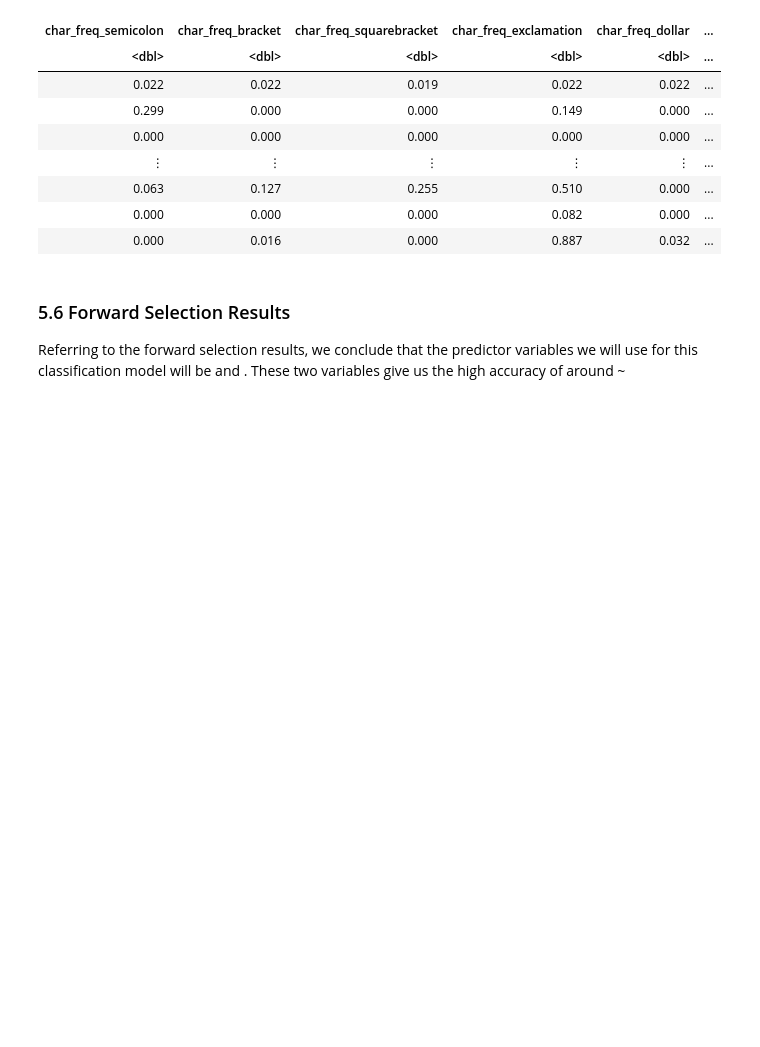
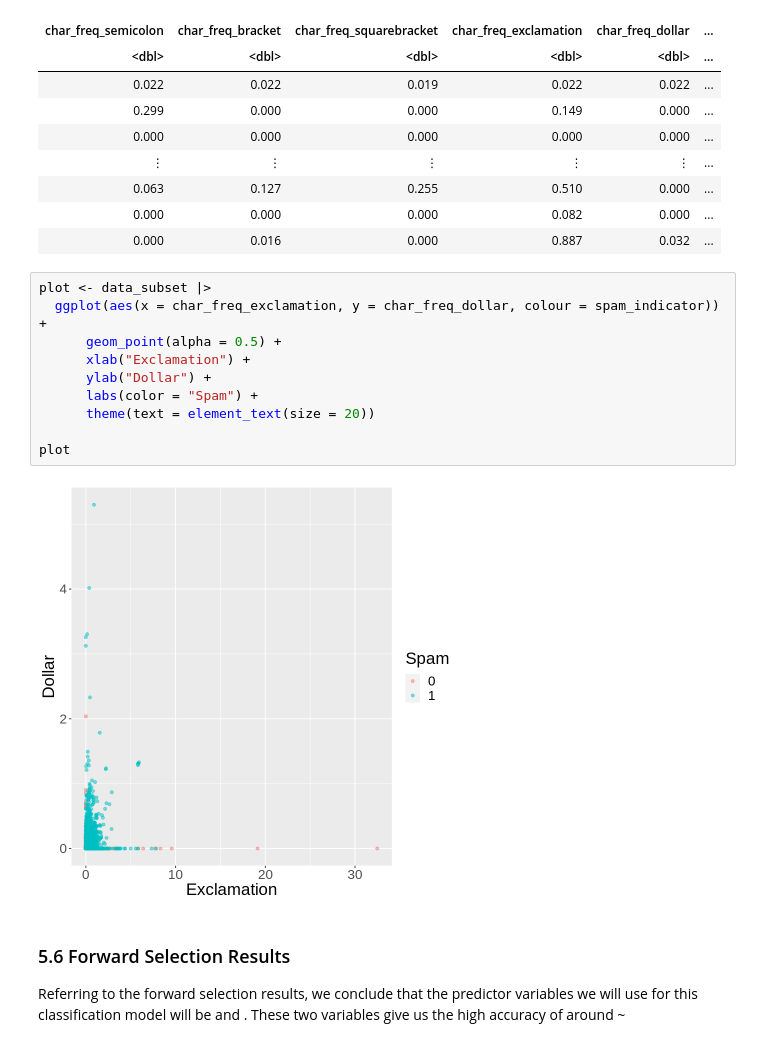
Before and after one commit to SarahHoang/dsci-100-project-group-162, a Jupyter notebook: proposal_group_162.ipynb, the cells around one changed output. Cells and saved outputs as stored; diff of their text form; blank space fills up the shorter version.

```diff
--- a/proposal_group_162.ipynb
+++ b/proposal_group_162.ipynb
@@ -239,6 +220,18 @@ A tibble: 3450 × 7
 | 0.063 | 0.127 | 0.255 | 0.510 | 0.000 | ... |
 | 0.000 | 0.000 | 0.000 | 0.082 | 0.000 | ... |
 | 0.000 | 0.016 | 0.000 | 0.887 | 0.032 | ... |
+# %%
+plot <- data_subset |>
+  ggplot(aes(x = char_freq_exclamation, y = char_freq_dollar, colour = spam_indicator)) +
+      geom_point(alpha = 0.5) +
+      xlab("Exclamation") +
+      ylab("Dollar") +
+      labs(color = "Spam") +
+      theme(text = element_text(size = 20))
+
+plot
+# %% [output]
+[figure, added]
 # %% [markdown]
 ### 5.6 Forward Selection Results
 
```
Also changed, not shown: parts of 4 cells of this notebook.
